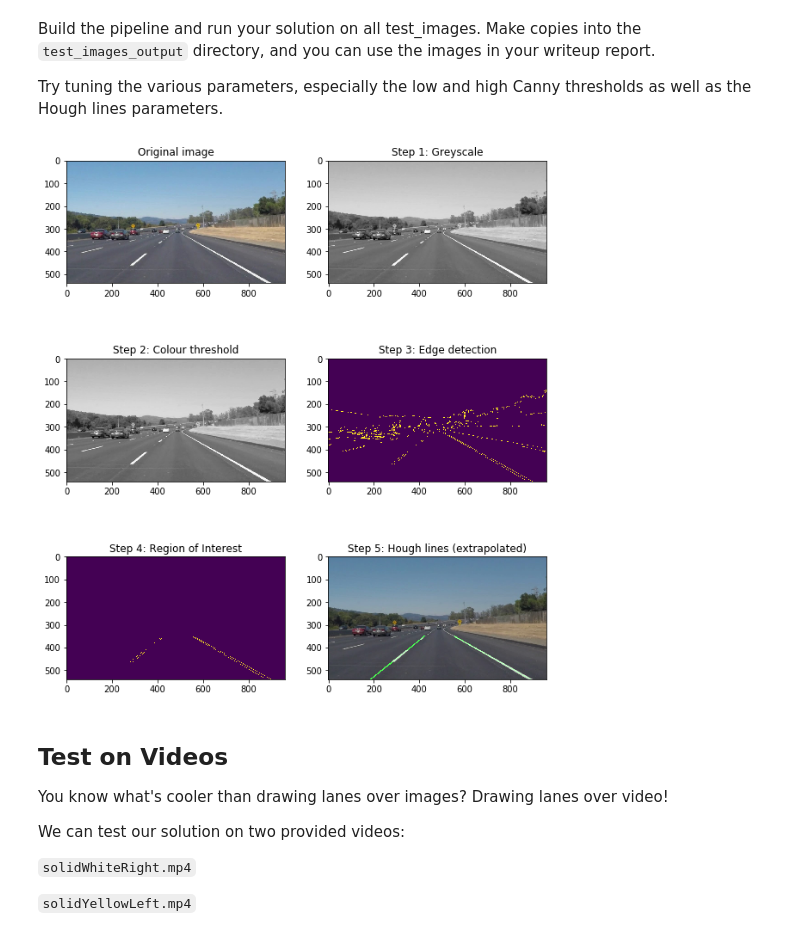
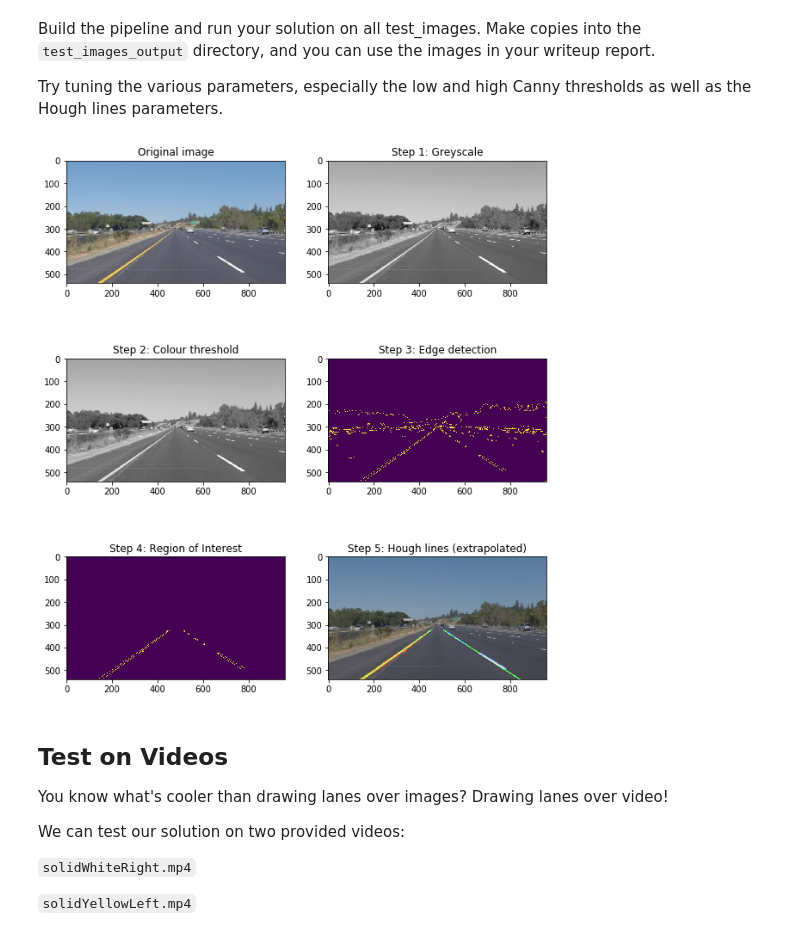
Before and after one commit to heliotropium72/CarND-LaneLines-P1, a Jupyter notebook: P1.ipynb, the cells around one changed output. Cells and saved outputs as stored; diff of their text form; code cells hidden in the pictures.

```diff
--- a/P1.ipynb
+++ b/P1.ipynb
@@ -276,10 +298,7 @@ Build the pipeline and run your solution on all test_images. Make copies into th
 
 Try tuning the various parameters, especially the low and high Canny thresholds as well as the Hough lines parameters.
 # %%
-# TODO: Build your pipeline that will draw lane lines on the test_images
-# then save them to the test_images directory.
-
-test_nr = 0
+test_nr = 4
 
 test_image_path_ls = os.listdir("test_images/")
 test_image_path = os.path.join("test_images", test_image_path_ls[test_nr])
@@ -293,36 +312,37 @@ axarr[0,0].imshow(test_image_init)
 #Conver to grayscale
 test_image = grayscale(test_image_init)
 axarr[0,1].set_title('Step 1: Greyscale')
 axarr[0,1].imshow(test_image, cmap='Greys_r')
 #colour threshold
 threshold = 0
 test_image[test_image < threshold] = 0
 axarr[1,0].set_title('Step 2: Colour threshold')
 axarr[1,0].imshow(test_image, cmap='Greys_r')
 #canny edge detection incl add. blur
 test_image = gaussian_blur(test_image, 5)
 test_image = canny(test_image, 50, 150)
 axarr[1,1].set_title('Step 3: Edge detection')
 axarr[1,1].imshow(test_image)
 #select only interesting image areas (lower left, upper left, upper right, lower right)
-test_image = region_of_interest(test_image, np.array([[(100,540), (400,350), (570, 350), (920,540)]]))
+#test_image = region_of_interest(test_image, np.array([[(100,540), (400,350), (570, 350), (920,540)]]))
+test_image = region_of_interest_relative(test_image, 1, 0.6, 0.05, 0.97, 0.075)
 axarr[2,0].set_title('Step 4: Region of Interest')
 axarr[2,0].imshow(test_image)
 # Find the hough lines and draw them on the image
 # The lines are calssified into right and left lane and averaged
 hough_image = hough_lines(test_image, 2, np.pi/180, 20, 50, 50)
 
 result_image = weighted_img(hough_image, test_image_init, α=0.8)
 #print(result_image.shape)
 axarr[2,1].set_title('Step 5: Hough lines (extrapolated)')
 axarr[2,1].imshow(result_image)
 
 plt.tight_layout
 plt.show()
 
-fig.savefig(os.path.join("test_images_output", test_image_path_ls[test_nr]), dpi=200)
+#fig.savefig(os.path.join("test_images_output", test_image_path_ls[test_nr]), dpi=200)
 # %% [output]
-[figure, old version]
+[figure, new version]
 # %% [markdown]
 ## Test on Videos
 
```
Also changed, not shown: parts of 8 cells of this notebook, 4 other files.
